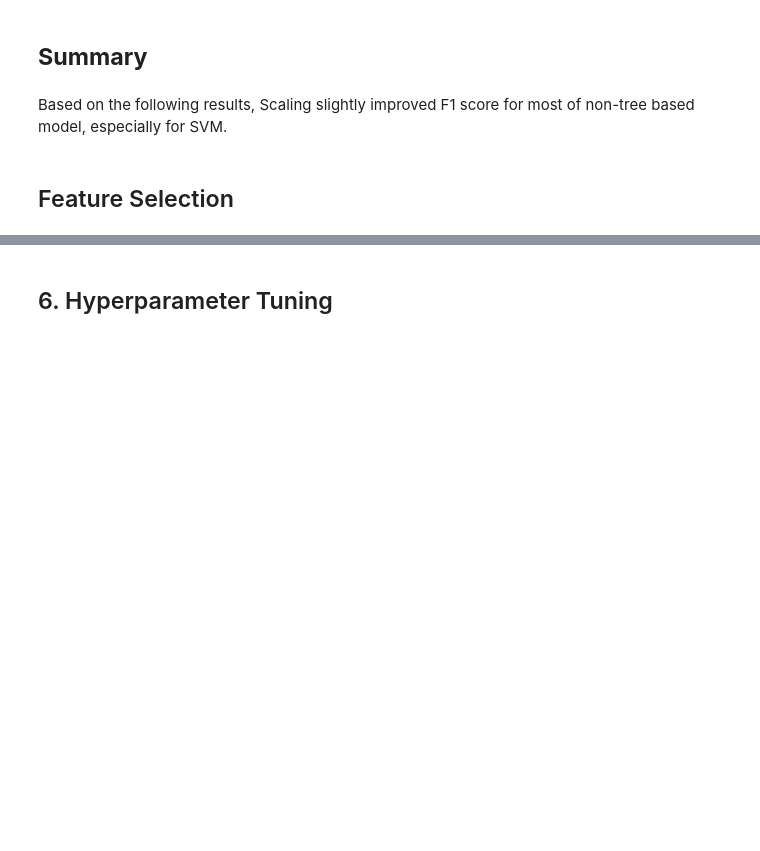
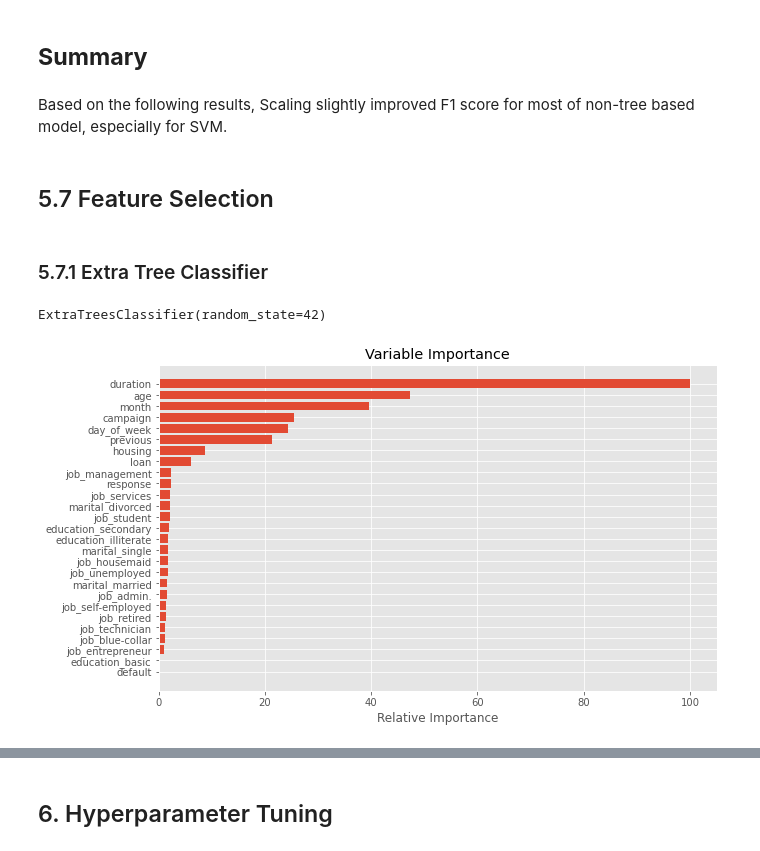
Before and after one commit to lmw0612/bank_telemarketing, a Jupyter notebook: bank_telemarketing.ipynb, the cells around one changed output, grey strips where cells are left out. Cells and saved outputs as stored; diff of their text form; code cells hidden in the pictures; blank space fills up the shorter version.

```diff
--- a/bank_telemarketing.ipynb
+++ b/bank_telemarketing.ipynb
@@ -897,4 +897,25 @@ compareModels2
 # %% [markdown]
 Based on the following results, Scaling slightly improved F1 score for most of non-tree based model, especially for SVM.
 # %% [markdown]
-## Feature Selection
+## 5.7 Feature Selection
+# %% [markdown]
+### 5.7.1 Extra Tree Classifier
+# %%
+et = ExtraTreesClassifier(random_state=SEED)
+et.fit(X_train, y_train)
+# %% [output]
+ExtraTreesClassifier(random_state=42)
+# %%
+importances = et.feature_importances_
+importances = 100.0 * (importances / importances.max())
+sorted_idx = np.argsort(importances)
+pos = np.arange(sorted_idx.shape[0]) + .5
+# %%
+plt.figure(figsize=(10, 6))
+plt.barh(pos, importances[sorted_idx], align='center')
+plt.yticks(pos, df2.columns[sorted_idx])
+plt.xlabel('Relative Importance')
+plt.title('Variable Importance')
+plt.show()
+# %% [output]
+[figure, added]
```
Also changed, not shown: parts of 31 cells of this notebook, 1 other file.
